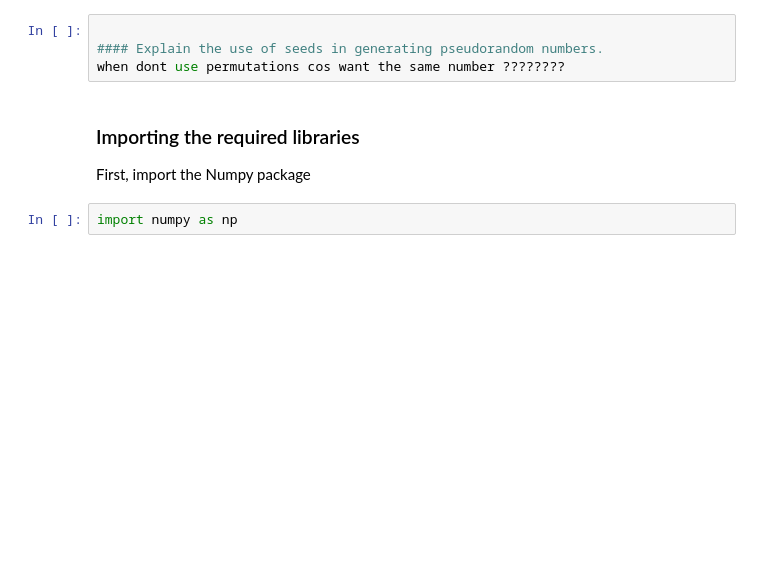
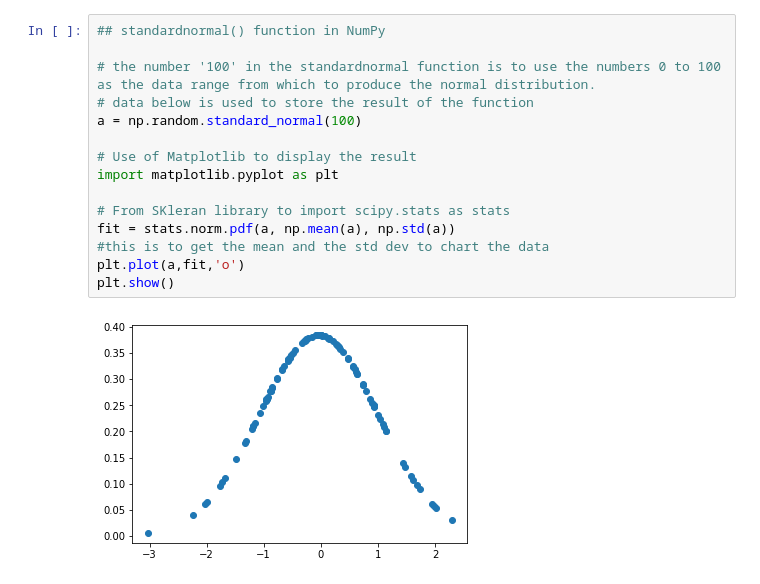
Before and after one commit to MayoMary/Programming-for-DA, a Jupyter notebook: Assignment - Numpy.random.ipynb, the cells around one changed output. Cells and saved outputs as stored; diff of their text form; blank space fills up the shorter version.

```diff
--- a/Assignment - Numpy.random.ipynb
+++ b/Assignment - Numpy.random.ipynb
@@ -280,9 +109,17 @@ As the degrees of freedom increase, the chi-square curve approaches a normal dis
-# %%
-
-#### Explain the use of seeds in generating pseudorandom numbers.
-when dont use permutations cos want the same number ????????
-# %% [markdown]
-### Importing the required libraries
-First, import the Numpy package
-# %%
-import numpy as np
+# %%
+## standardnormal() function in NumPy
+
+# the number '100' in the standardnormal function is to use the numbers 0 to 100 as the data range from which to produce the normal distribution.
+# data below is used to store the result of the function
+a = np.random.standard_normal(100)
+
+# Use of Matplotlib to display the result
+import matplotlib.pyplot as plt
+
+# From SKleran library to import scipy.stats as stats
+fit = stats.norm.pdf(a, np.mean(a), np.std(a))
+#this is to get the mean and the std dev to chart the data
+plt.plot(a,fit,'o')
+plt.show()
+# %% [output]
+[figure, added]
```
Also changed, not shown: parts of 10 cells of this notebook.
